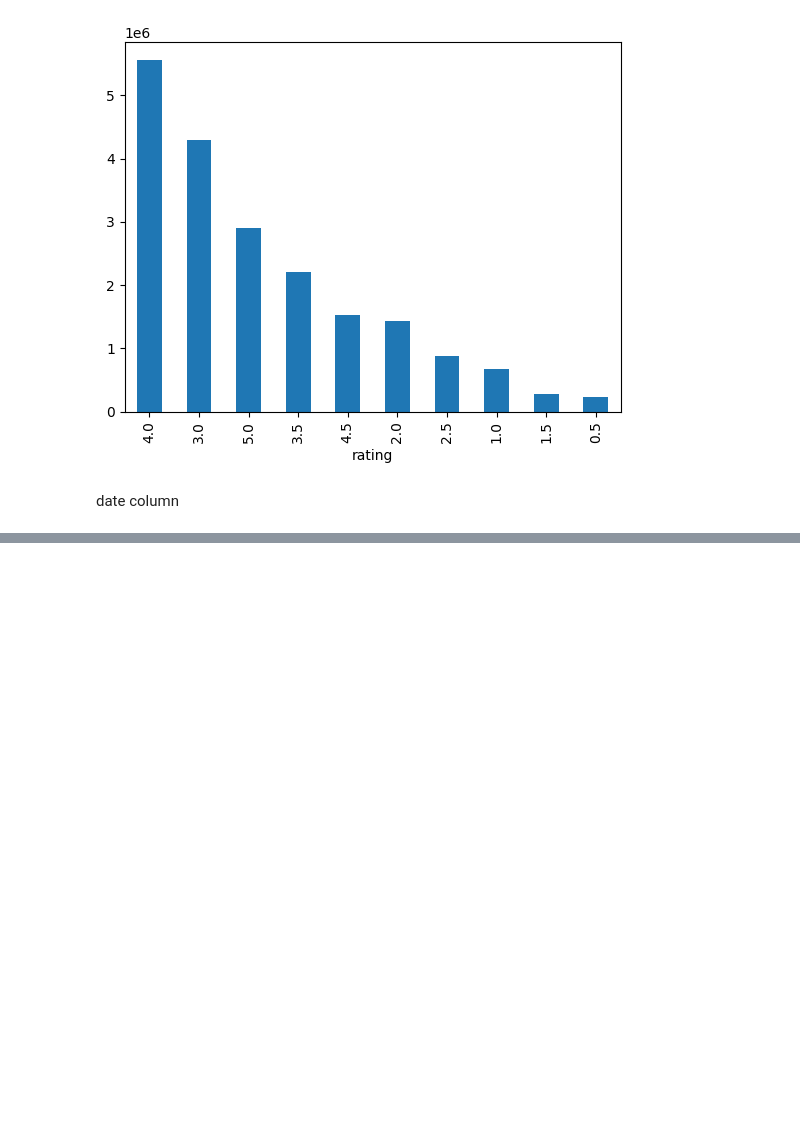
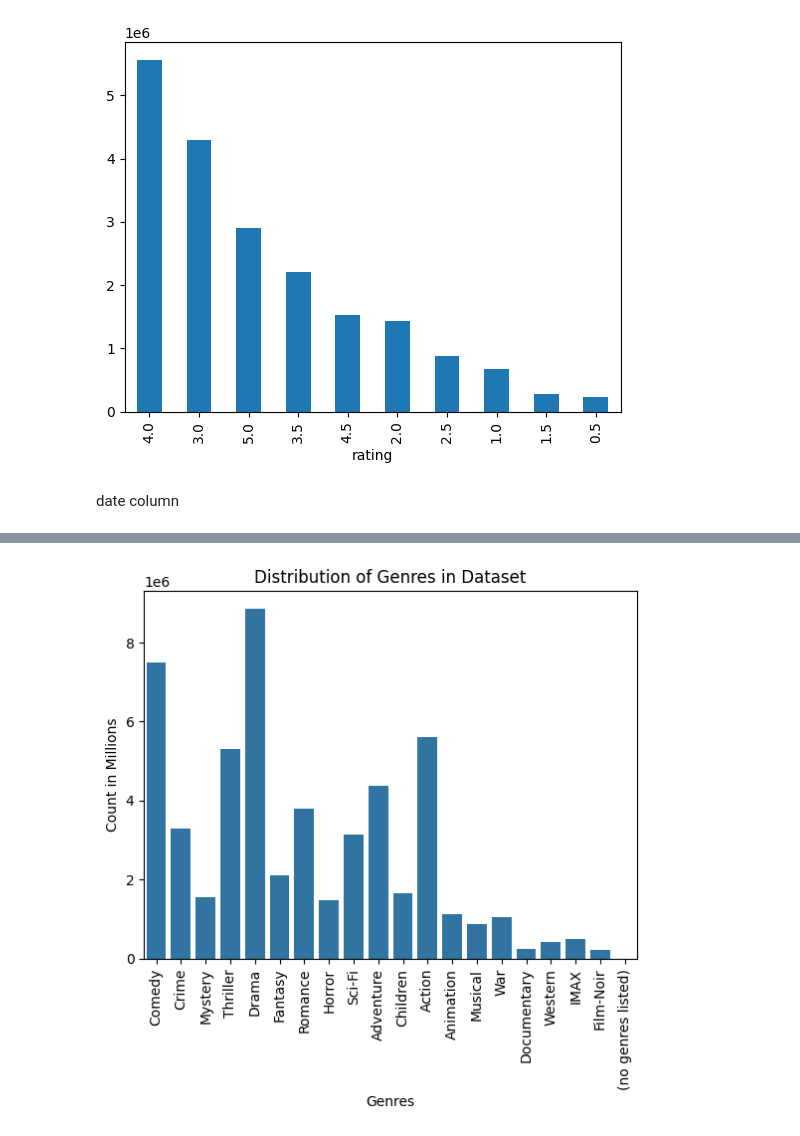
Before and after one commit to itzuditsharma/Sentiment-Analysis-Alexa, a Jupyter notebook: Movie Recommendation/main.ipynb, the cells around one changed output, grey strips where cells are left out. Drawn from its saved outputs; the diff is of its cells as text; code cells hidden in the pictures; blank space fills up the shorter version.

```diff
--- a/Movie Recommendation/main.ipynb
+++ b/Movie Recommendation/main.ipynb
@@ -193,0 +243,10 @@ print(f"5 most common dates when ratings were given: {movie_ratings['date'].valu
+# %%
+unique_genres = {}
+def extractGenres(x):
+    for g in x.split("|"):
+        if g not in unique_genres.keys():
+            unique_genres[g]=1
+        else:
+            unique_genres[g] += 1
+movie_ratings['genres'].apply(extractGenres)
+print("Genres extracted from the text")
@@ -193,0 +284,4 @@ print(f"5 most common dates when ratings were given: {movie_ratings['date'].valu
+# %%
+genres_df = pd.DataFrame(list(unique_genres.items()))
+genres_df.columns=["Genre", "Count"]
+genres_df
@@ -193,0 +306,9 @@ print(f"5 most common dates when ratings were given: {movie_ratings['date'].valu
+# %%
+sns.barplot(x='Genre', y='Count', data=genres_df)
+plt.title("Distribution of Genres in Dataset")
+plt.xlabel("Genres")
+plt.ylabel("Count in Millions")
+plt.xticks(rotation = 90)
+plt.show()
+# %% [output]
+[figure, added]
```
Also changed, not shown: parts of 17 cells of this notebook, 1 other file.
